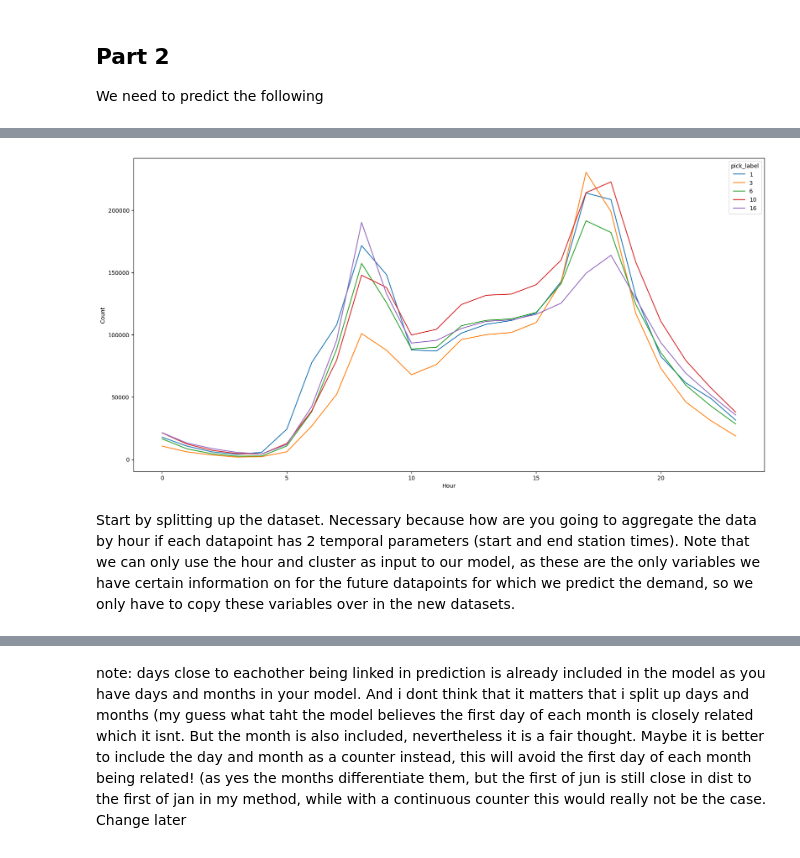
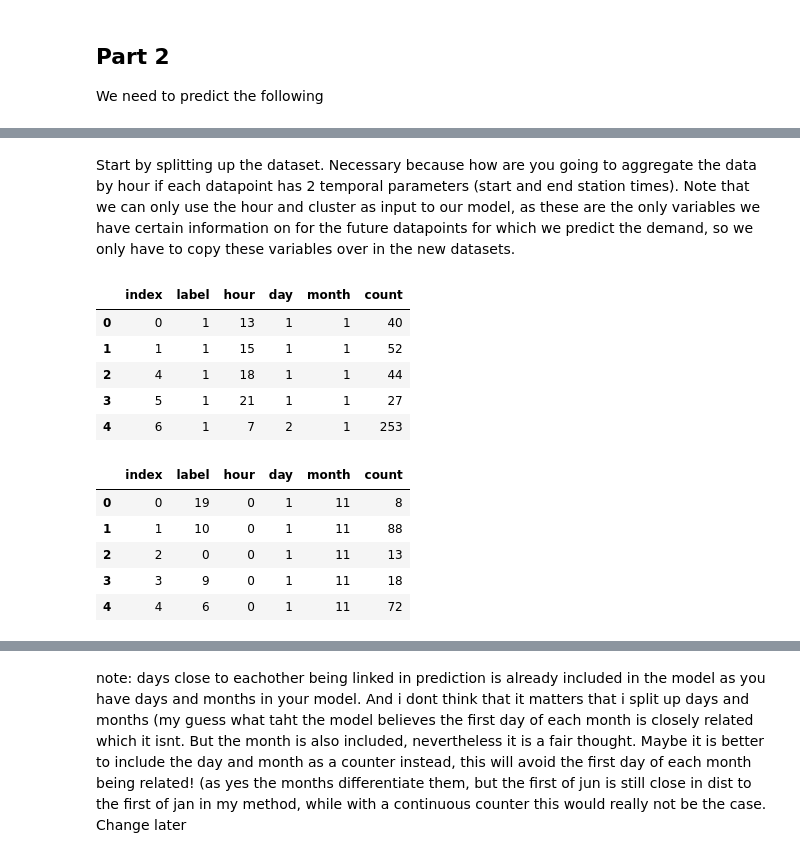
Before and after one commit to AlexisVandenHeede/IntroBA, a Jupyter notebook: reportv2.ipynb, the cells around one changed output, grey strips where cells are left out. Drawn from its saved outputs; the diff is of its cells as text; code cells hidden in the pictures.

Commit message:
fixing model

```diff
--- a/reportv2.ipynb
+++ b/reportv2.ipynb
@@ -214,8 +215,9 @@ We need to predict the following
 # %%
 df = df_copy2.copy()
 # find n largest pick cluster, randomly chose pick label over drop label
-n = 5
-largest_cluster = df['pick_label'].value_counts().nlargest(n).index[:n]
+# made to be 20 for part 3 as we need all clusters to have models
+n = 20
+largest_cluster = df['drop_label'].value_counts().nlargest(n).index[:n]
 print(largest_cluster)
 # get all rows with largest cluster
 df = df[df['pick_label'].isin(largest_cluster)]
@@ -234,13 +226,11 @@ df.head()
 # %%
-# 1st plot amount of predictions per hour per cluster
-grouby_label = df.groupby(['pick_label', df['starttime'].dt.hour]).size().reset_index(name='count')
-grouby_label = grouby_label.pivot(index='starttime', columns='pick_label', values='count')
-grouby_label.plot(figsize=(20,10), legend=True)
-plt.ylabel('Count')
-plt.xlabel('Hour')
-plt.show()
+# # 1st plot amount of predictions per hour per cluster
+# grouby_label = df.groupby(['pick_label', df['starttime'].dt.hour]).size().reset_index(name='count')
+# grouby_label = grouby_label.pivot(index='starttime', columns='pick_label', values='count')
+# grouby_label.plot(figsize=(20,10), legend=True)
+# plt.ylabel('Count')
+# plt.xlabel('Hour')
+# plt.show()
-# %% [output]
-[figure, removed]
 # %% [markdown]
 Start by splitting up the dataset. Necessary because how are you going to aggregate the data by hour if each datapoint has 2 temporal parameters (start and end station times). Note that we can only use the hour and cluster as input to our model, as these are the only variables we have certain information on for the future datapoints for which we predict the demand, so we only have to copy these variables over in the new datasets.
 # %%
@@ -265,6 +255,13 @@ extract_date_time_components(df_arrivals, 'stoptime')
 df_departures.reset_index(drop=True, inplace=True)
 df_arrivals.reset_index(drop=True, inplace=True)
 
+# function to split data into train and test set train if month < 11, test if month >= 11
+def split_train_test(df):
+    df_train = df[df['month'] < 11]
+    df_test = df[df['month'] >= 11]
+    return df_train, df_test
+
+
 # Count the number of rows with the same label, hour, and save it in a new column
 def count(df):
     counts = df.groupby(['label', 'hour', 'day', 'month']).size().reset_index(name='count')
@@ -272,6 +269,42 @@ def count(df):
     return df
 
 
+# Split data into train and test set
+df_departures_train, df_departures_test = split_train_test(df_departures)
+df_arrivals_train, df_arrivals_test = split_train_test(df_arrivals)
 
-df_departures = count(df_departures)
-df_arrivals = count(df_arrivals)
+# Count the number of rows with the same label, hour, and save it in a new column
+df_departures_train = count(df_departures_train)
+df_departures_test = count(df_departures_test)
+df_arrivals_train = count(df_arrivals_train)
+df_arrivals_test = count(df_arrivals_test)
+# %%
+# keep unique rows
+df_departures_train.drop_duplicates(inplace=True)
+df_departures_test.drop_duplicates(inplace=True)
+df_arrivals_train.drop_duplicates(inplace=True)
+df_arrivals_test.drop_duplicates(inplace=True)
+
+# reset index
+df_departures_train.reset_index(inplace=True)
+df_departures_test.reset_index(inplace=True)
+df_arrivals_train.reset_index(inplace=True)
+df_arrivals_test.reset_index(inplace=True)
+# %%
+df_departures_train.head()
+# %% [output]
+|  | index | label | hour | day | month | count |
+| 0 | 0 | 1 | 13 | 1 | 1 | 40 |
+| 1 | 1 | 1 | 15 | 1 | 1 | 52 |
+| 2 | 4 | 1 | 18 | 1 | 1 | 44 |
+| 3 | 5 | 1 | 21 | 1 | 1 | 27 |
+| 4 | 6 | 1 | 7 | 2 | 1 | 253 |
+# %%
+df_departures_test.head()
+# %% [output]
+|  | index | label | hour | day | month | count |
+| 0 | 0 | 19 | 0 | 1 | 11 | 8 |
+| 1 | 1 | 10 | 0 | 1 | 11 | 88 |
+| 2 | 2 | 0 | 0 | 1 | 11 | 13 |
+| 3 | 3 | 9 | 0 | 1 | 11 | 18 |
+| 4 | 4 | 6 | 0 | 1 | 11 | 72 |
```
Also changed, not shown: parts of 29 cells of this notebook.
